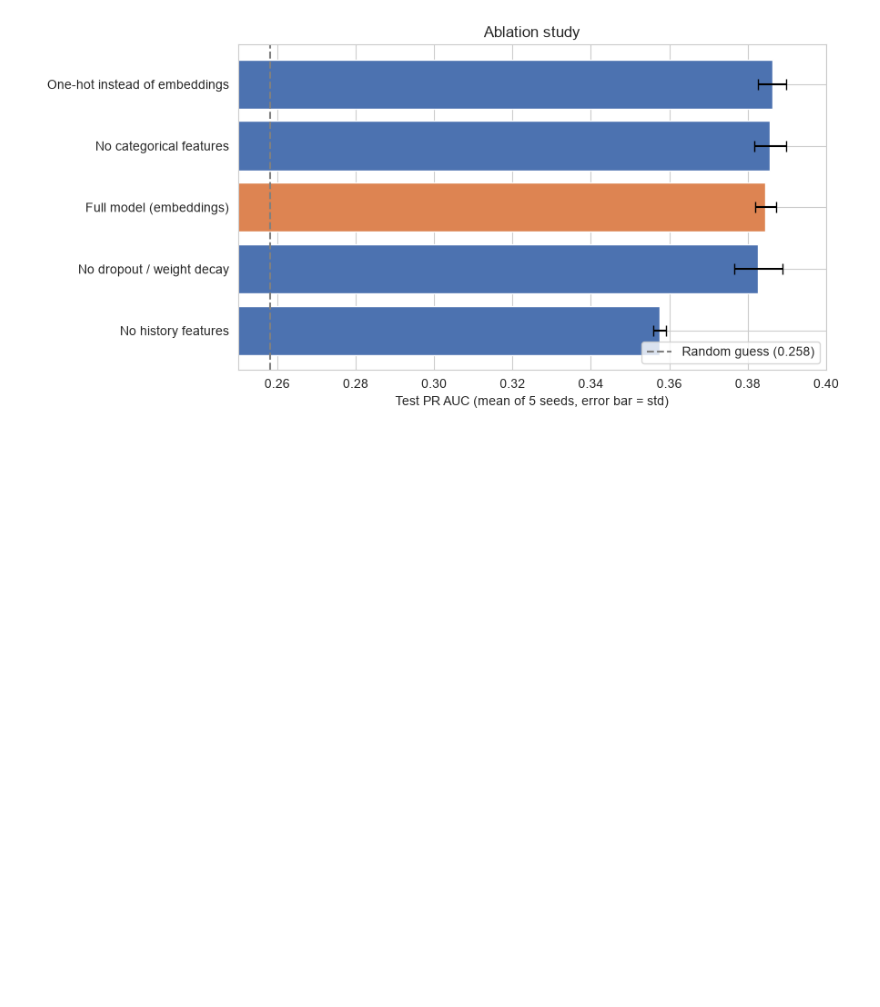
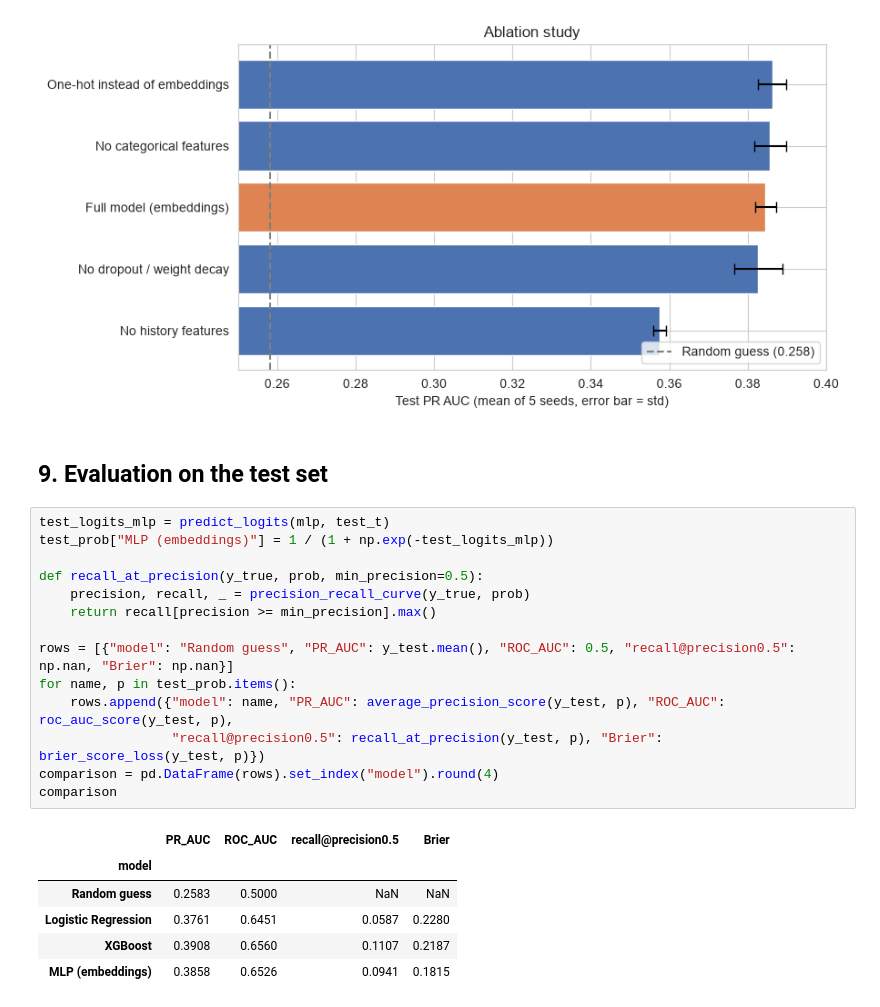
Before and after one commit to mayank-pillai-99/flight-delay-prediction, a Jupyter notebook: phase2/flight_delay_dl.ipynb, the cells around one changed output. Drawn from its saved outputs; the diff is of its cells as text; blank space fills up the shorter version.

```diff
--- a/phase2/flight_delay_dl.ipynb
+++ b/phase2/flight_delay_dl.ipynb
@@ -371,3 +371,26 @@ plt.savefig("figures/ablation.png", dpi=150)
 plt.show()
 # %% [output]
 [figure]
+# %% [markdown]
+## 9. Evaluation on the test set
+# %%
+test_logits_mlp = predict_logits(mlp, test_t)
+test_prob["MLP (embeddings)"] = 1 / (1 + np.exp(-test_logits_mlp))
+
+def recall_at_precision(y_true, prob, min_precision=0.5):
+    precision, recall, _ = precision_recall_curve(y_true, prob)
+    return recall[precision >= min_precision].max()
+
+rows = [{"model": "Random guess", "PR_AUC": y_test.mean(), "ROC_AUC": 0.5, "recall@precision0.5": np.nan, "Brier": np.nan}]
+for name, p in test_prob.items():
+    rows.append({"model": name, "PR_AUC": average_precision_score(y_test, p), "ROC_AUC": roc_auc_score(y_test, p),
+                 "recall@precision0.5": recall_at_precision(y_test, p), "Brier": brier_score_loss(y_test, p)})
+comparison = pd.DataFrame(rows).set_index("model").round(4)
+comparison
+# %% [output]
+|  | PR_AUC | ROC_AUC | recall@precision0.5 | Brier |
+| model |  |  |  |  |
+| Random guess | 0.2583 | 0.5000 | NaN | NaN |
+| Logistic Regression | 0.3761 | 0.6451 | 0.0587 | 0.2280 |
+| XGBoost | 0.3908 | 0.6560 | 0.1107 | 0.2187 |
+| MLP (embeddings) | 0.3858 | 0.6526 | 0.0941 | 0.1815 |
```
Also changed, not shown: parts of 5 cells of this notebook, 3 other files.
